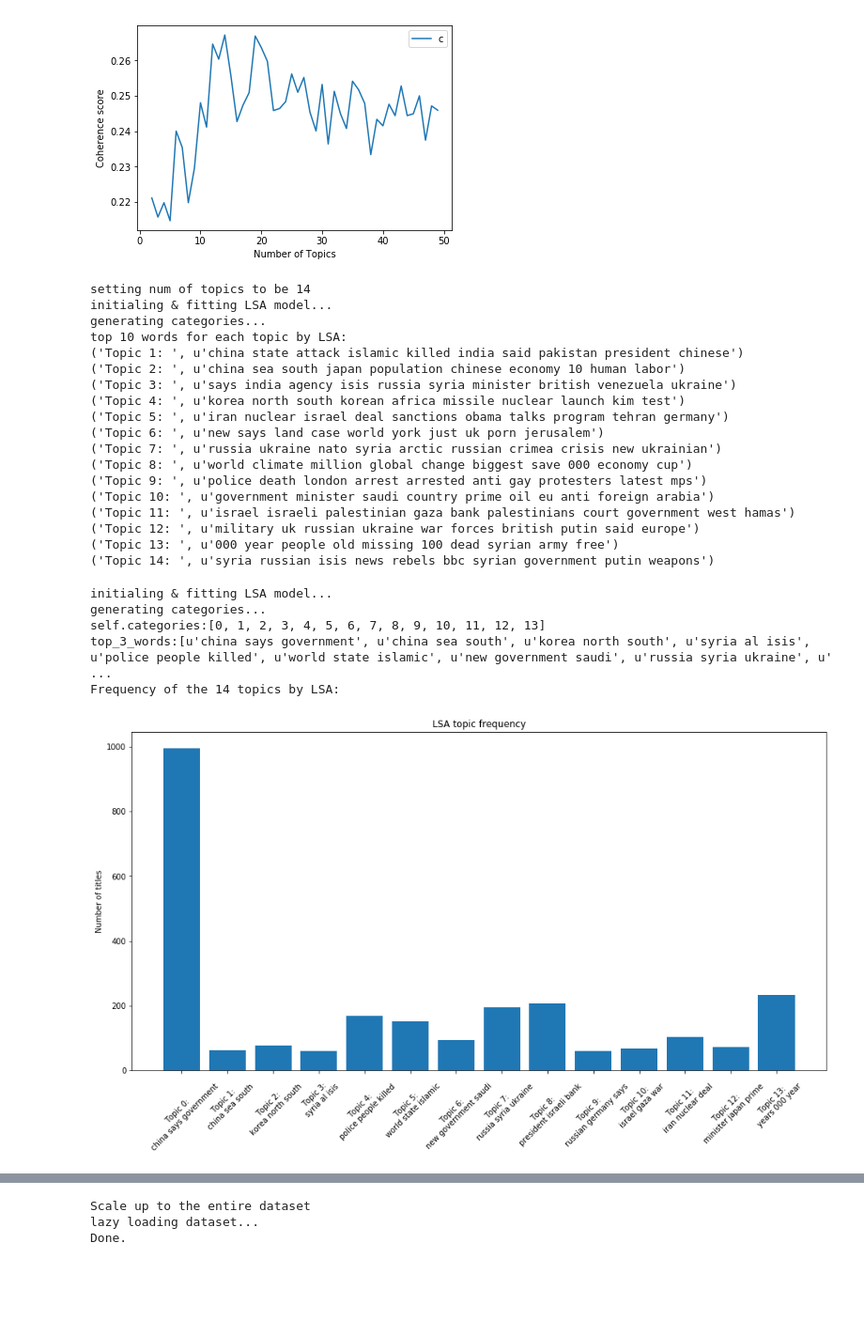
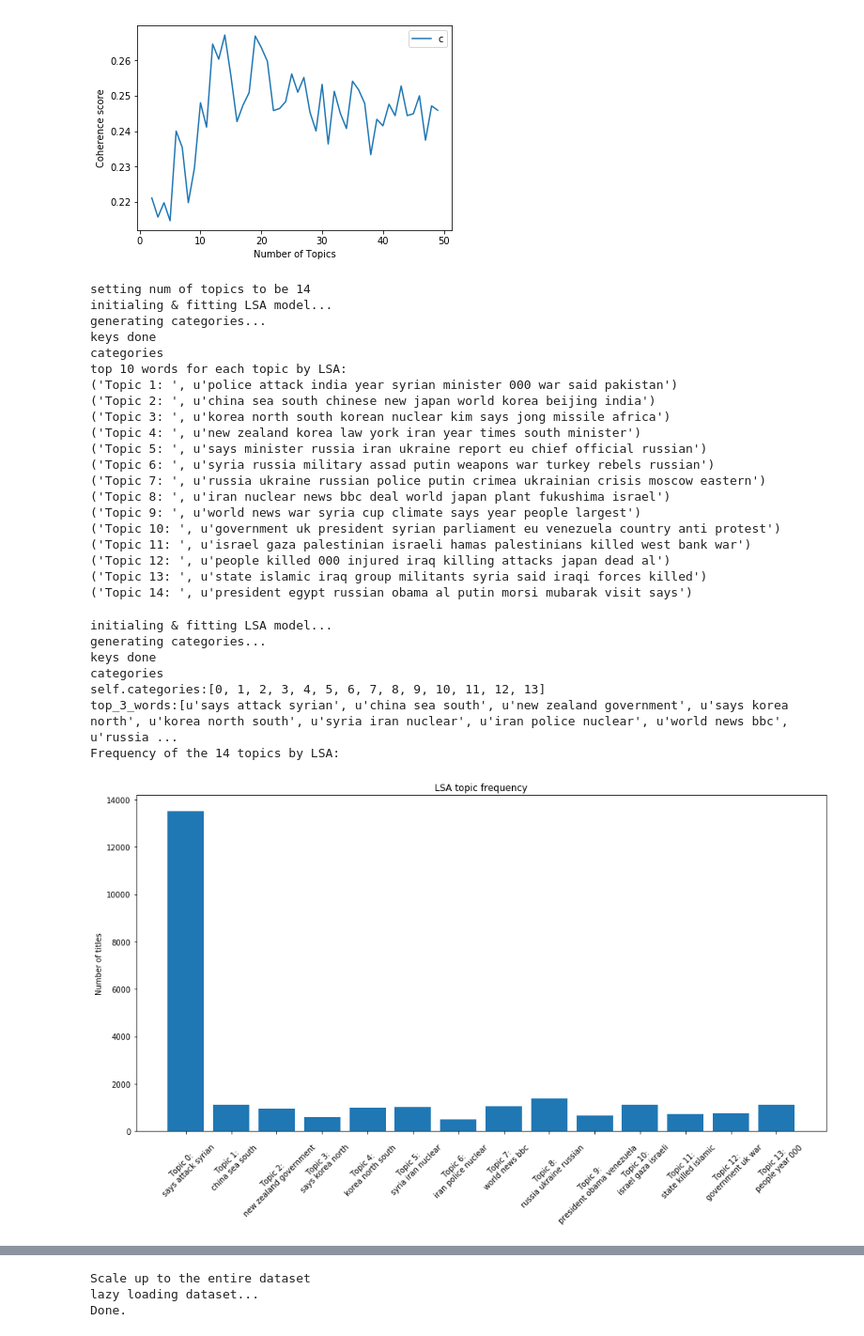
Before and after one commit to telenovelachuan/Eluvio_DS_Challenge, a Jupyter notebook: notebooks/topic_modeling.ipynb, the cells around one changed output, grey strips where cells are left out. Shown at 94% size. Drawn from its saved outputs; the diff is of its cells as text; code cells hidden in the pictures; blank space fills up the shorter version.

```diff
--- a/notebooks/topic_modeling.ipynb
+++ b/notebooks/topic_modeling.ipynb
@@ -99,7 +99,7 @@ class Topic_Model:
 
 
     def plot_num_title_of_each_topic(self, count_vectorizer):
-        top_3_words = self._get_top_n_words(3, self.keys, count_vectorizer)
+        top_3_words = get_top_n_words(3, self.n_components, self.sampled_document_term_matrix, self.keys, count_vectorizer)
         print "self.categories:{}".format(self.categories)
         print "top_3_words:{}".format(top_3_words)
         labels = ['Topic {}: \n'.format(i) + top_3_words[i] for i in self.categories]
@@ -138,7 +138,7 @@ class Topic_Model:
         colormap = TOPIC_COLOR_MAP[:self.n_components]
         proportion = 20;
         sampled_up_votes_sizes = self.sampled_up_votes / proportion;
-        top_3_words = self._get_top_n_words(3, self.keys, count_vectorizer)
+        top_3_words = get_top_n_words(3, self.n_components, self.sampled_document_term_matrix, self.keys, count_vectorizer)
         fig, ax = plt.subplots(figsize=(16,16))
         plt.scatter(x=tsne_vectors[:,0], y=tsne_vectors[:,1],
                     color=colormap[self.keys],
@@ -217,35 +217,39 @@ plotting coherence score for different number of topics
 # %%
 print "setting num of topics to be 14"
 n_topics = 14
-lsa_model = Topic_Model(sampled_df, model_type='LSA', max_features=40000, n_components=n_topics)
+lsa_model = Topic_Model(df, model_type='LSA', max_features=40000, n_components=n_topics)
 lsa_model.get_top_n_topics(count_vectorizer_limited, 10)
 # %% [output]
 setting num of topics to be 14
 initialing & fitting LSA model...
 generating categories...
+keys done
+categories
 top 10 words for each topic by LSA:
-('Topic 1: ', u'china state attack islamic killed india said pakistan president chinese')
-('Topic 2: ', u'china sea south japan population chinese economy 10 human labor')
-('Topic 3: ', u'says india agency isis russia syria minister british venezuela ukraine')
-('Topic 4: ', u'korea north south korean africa missile nuclear launch kim test')
-('Topic 5: ', u'iran nuclear israel deal sanctions obama talks program tehran germany')
-('Topic 6: ', u'new says land case world york just uk porn jerusalem')
-('Topic 7: ', u'russia ukraine nato syria arctic russian crimea crisis new ukrainian')
-('Topic 8: ', u'world climate million global change biggest save 000 economy cup')
-('Topic 9: ', u'police death london arrest arrested anti gay protesters latest mps')
-('Topic 10: ', u'government minister saudi country prime oil eu anti foreign arabia')
-('Topic 11: ', u'israel israeli palestinian gaza bank palestinians court government west hamas')
-('Topic 12: ', u'military uk russian ukraine war forces british putin said europe')
-('Topic 13: ', u'000 year people old missing 100 dead syrian army free')
-('Topic 14: ', u'syria russian isis news rebels bbc syrian government putin weapons')
+('Topic 1: ', u'police attack india year syrian minister 000 war said pakistan')
+('Topic 2: ', u'china sea south chinese new japan world korea beijing india')
+('Topic 3: ', u'korea north south korean nuclear kim says jong missile africa')
+('Topic 4: ', u'new zealand korea law york iran year times south minister')
+('Topic 5: ', u'says minister russia iran ukraine report eu chief official russian')
+('Topic 6: ', u'syria russia military assad putin weapons war turkey rebels russian')
+('Topic 7: ', u'russia ukraine russian police putin crimea ukrainian crisis moscow eastern')
+('Topic 8: ', u'iran nuclear news bbc deal world japan plant fukushima israel')
+('Topic 9: ', u'world news war syria cup climate says year people largest')
+('Topic 10: ', u'government uk president syrian parliament eu venezuela country anti protest')
+('Topic 11: ', u'israel gaza palestinian israeli hamas palestinians killed west bank war')
+('Topic 12: ', u'people killed 000 injured iraq killing attacks japan dead al')
+('Topic 13: ', u'state islamic iraq group militants syria said iraqi forces killed')
+('Topic 14: ', u'president egypt russian obama al putin morsi mubarak visit says')
 # %%
-lsa_model = Topic_Model(sampled_df, model_type='LSA', max_features=40000, n_components=14)
+lsa_model = Topic_Model(df, model_type='LSA', max_features=40000, n_components=14)
 lsa_model.plot_num_title_of_each_topic(count_vectorizer_limited)
 # %% [output]
 initialing & fitting LSA model...
 generating categories...
+keys done
+categories
 self.categories:[0, 1, 2, 3, 4, 5, 6, 7, 8, 9, 10, 11, 12, 13]
-top_3_words:[u'china says government', u'china sea south', u'korea north south', u'syria al isis', u'police people killed', u'world state islamic', u'new government saudi', u'russia syria ukraine', u' ...
+top_3_words:[u'says attack syrian', u'china sea south', u'new zealand government', u'says korea north', u'korea north south', u'syria iran nuclear', u'iran police nuclear', u'world news bbc', u'russia ...
 Frequency of the 14 topics by LSA:
-[figure, old version]
+[figure, new version]
 # %%
```
Also changed, not shown: parts of 6 cells of this notebook.
